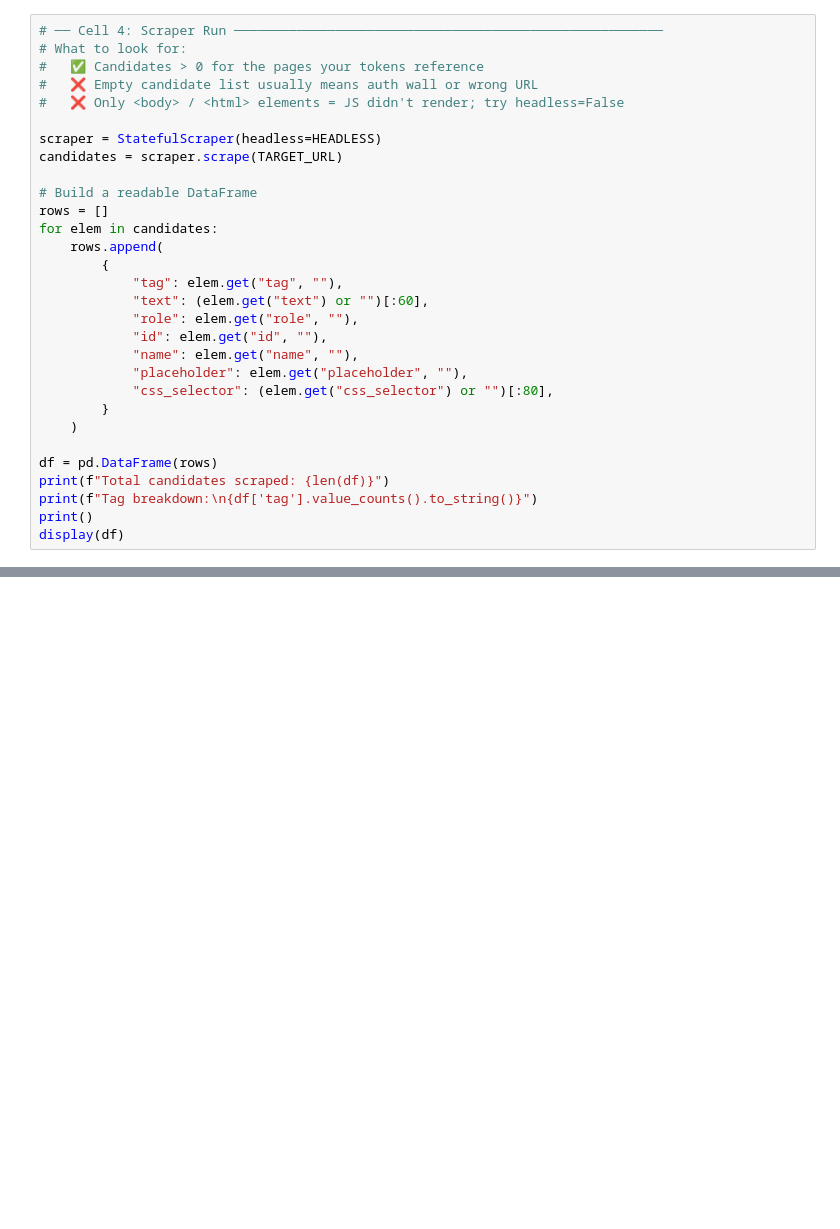
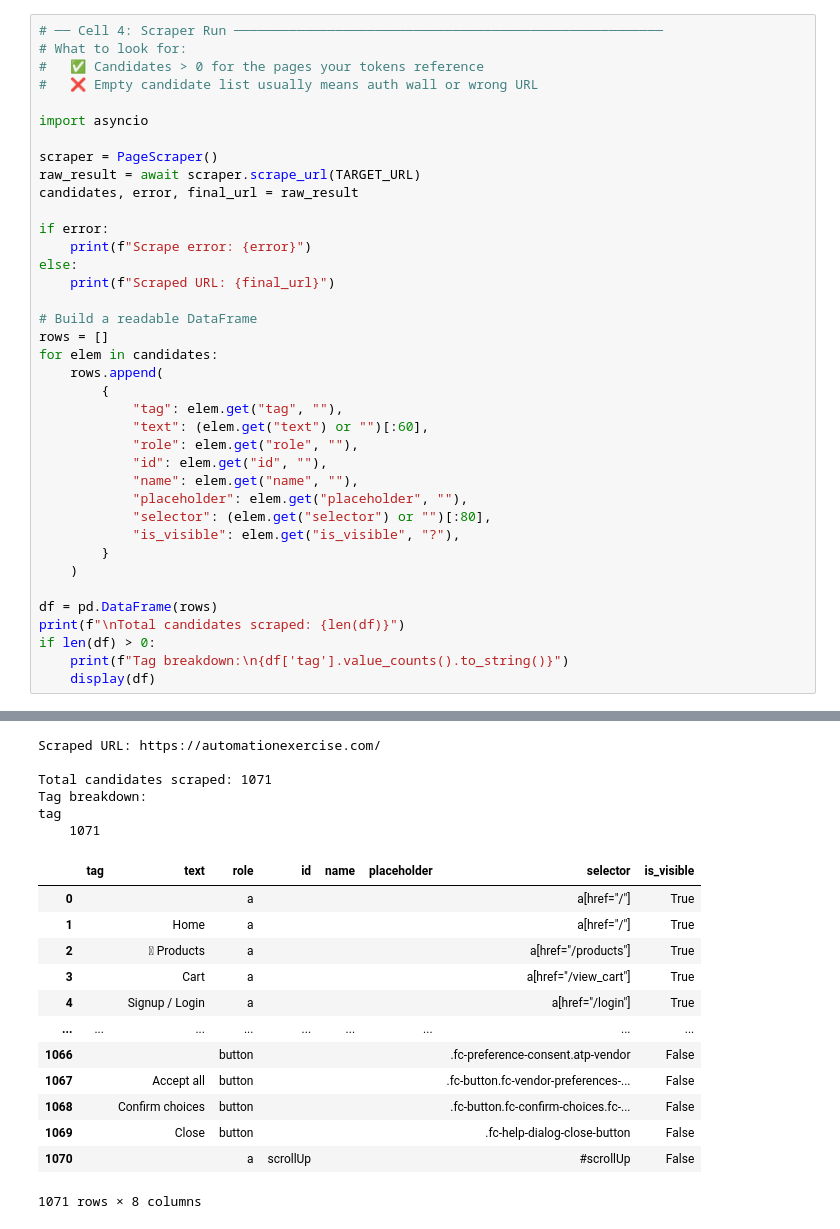
Before and after one commit to tancat-ai/tancat, a Jupyter notebook: notebooks/debug_pipeline.ipynb, the cells around one changed output, grey strips where cells are left out. Cells and saved outputs as stored; diff of their text form; blank space fills up the shorter version.

```diff
--- a/notebooks/debug_pipeline.ipynb
+++ b/notebooks/debug_pipeline.ipynb
@@ -100,10 +149,17 @@ print(skeleton)
 # What to look for:
 #   ✅ Candidates > 0 for the pages your tokens reference
 #   ❌ Empty candidate list usually means auth wall or wrong URL
-#   ❌ Only <body> / <html> elements = JS didn't render; try headless=False
 
-scraper = StatefulScraper(headless=HEADLESS)
-candidates = scraper.scrape(TARGET_URL)
+import asyncio
+
+scraper = PageScraper()
+raw_result = await scraper.scrape_url(TARGET_URL)
+candidates, error, final_url = raw_result
+
+if error:
+    print(f"Scrape error: {error}")
+else:
+    print(f"Scraped URL: {final_url}")
 
 # Build a readable DataFrame
 rows = []
@@ -116,12 +172,14 @@ for elem in candidates:
             "id": elem.get("id", ""),
             "name": elem.get("name", ""),
             "placeholder": elem.get("placeholder", ""),
-            "css_selector": (elem.get("css_selector") or "")[:80],
+            "selector": (elem.get("selector") or "")[:80],
+            "is_visible": elem.get("is_visible", "?"),
         }
     )
 
 df = pd.DataFrame(rows)
-print(f"Total candidates scraped: {len(df)}")
-print(f"Tag breakdown:\n{df['tag'].value_counts().to_string()}")
-print()
-display(df)
+print(f"\nTotal candidates scraped: {len(df)}")
+if len(df) > 0:
+    print(f"Tag breakdown:\n{df['tag'].value_counts().to_string()}")
+    display(df)
+# %% [output]
@@ -127,0 +188,19 @@ display(df)
+Scraped URL: https://automationexercise.com/
+
+Total candidates scraped: 1071
+Tag breakdown:
+tag
+    1071
+|  | tag | text | role | id | name | placeholder | selector | is_visible |
+| 0 |  |  | a |  |  |  | a[href="/"] | True |
+| 1 |  | Home | a |  |  |  | a[href="/"] | True |
+| 2 |  |  Products | a |  |  |  | a[href="/products"] | True |
+| 3 |  | Cart | a |  |  |  | a[href="/view_cart"] | True |
+| 4 |  | Signup / Login | a |  |  |  | a[href="/login"] | True |
+| ... | ... | ... | ... | ... | ... | ... | ... | ... |
+| 1066 |  |  | button |  |  |  | .fc-preference-consent.atp-vendor | False |
+| 1067 |  | Accept all | button |  |  |  | .fc-button.fc-vendor-preferences-... | False |
+| 1068 |  | Confirm choices | button |  |  |  | .fc-button.fc-confirm-choices.fc-... | False |
+| 1069 |  | Close | button |  |  |  | .fc-help-dialog-close-button | False |
+| 1070 |  |  | a | scrollUp |  |  | #scrollUp | False |
+1071 rows × 8 columns
```
Also changed, not shown: parts of 12 cells of this notebook, 28 other files.
